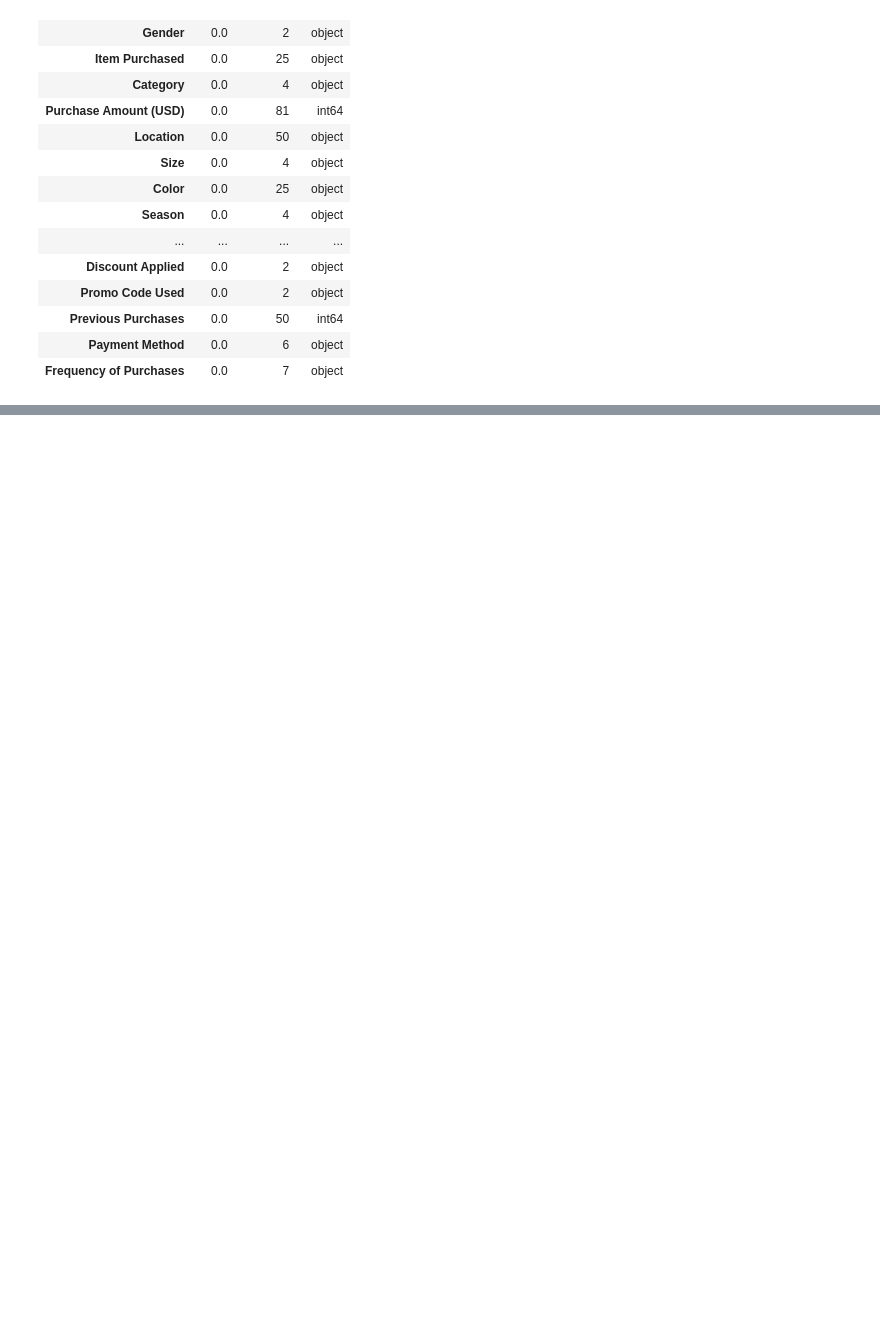
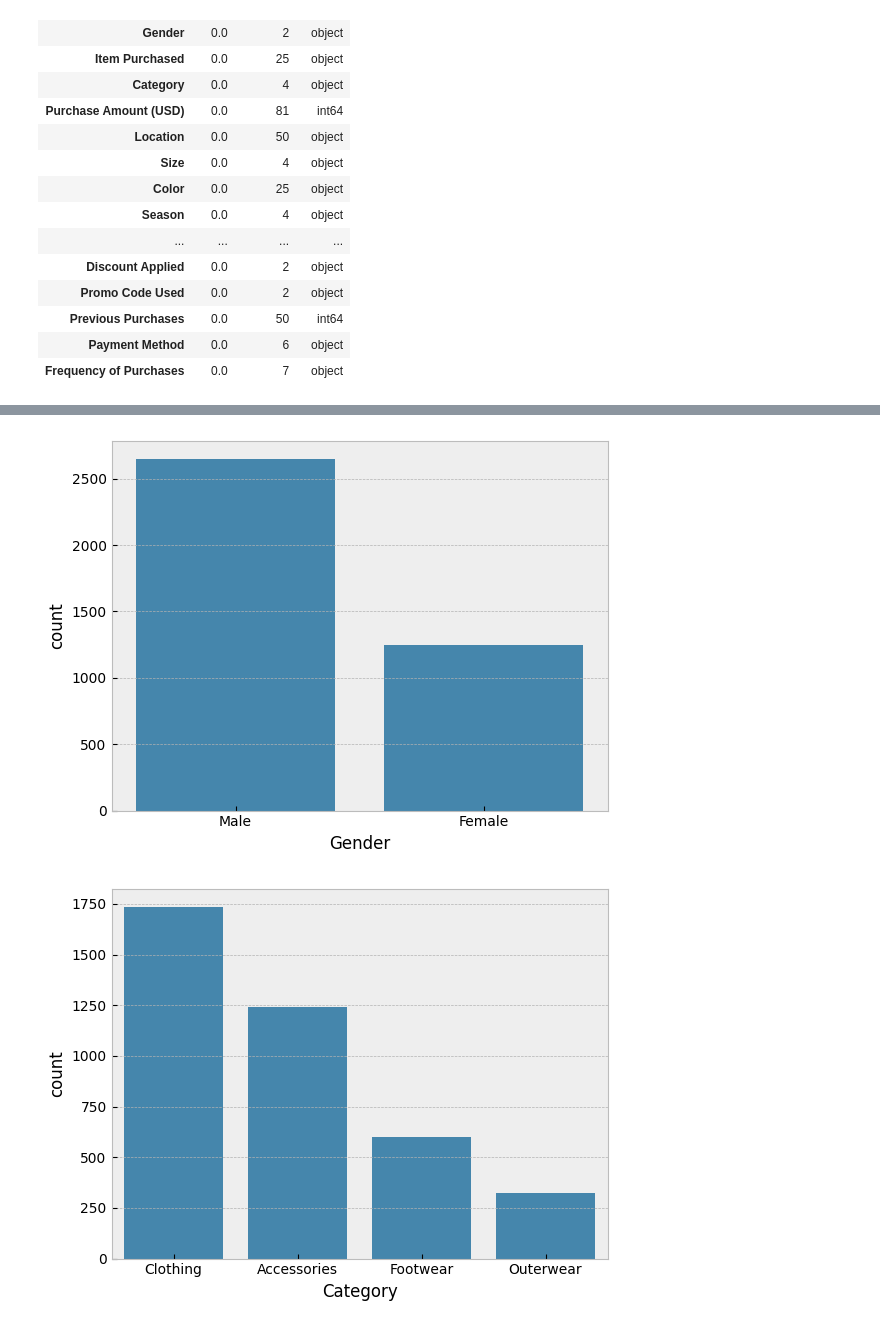
Before and after one commit to georgekovin/Consumer-Behavior-and-Shopping-Habits-Research, a Jupyter notebook: research.ipynb, the cells around one changed output, grey strips where cells are left out. Cells and saved outputs as stored; diff of their text form; code cells hidden in the pictures; blank space fills up the shorter version.

```diff
--- a/research.ipynb
+++ b/research.ipynb
@@ -31,0 +90,9 @@ funcs.get_data_info(behavior_df)
+# %%
+for col in data.columns:
+    if data[col].nunique() <= 10:
+        #plt.figure(figsize=(10, 5))
+        sns.barplot(data[col].value_counts())
+        plt.show()
+# %% [output]
+[figure, added]
+[figure, added]
```
Also changed, not shown: parts of 14 cells of this notebook, 1 other file.
